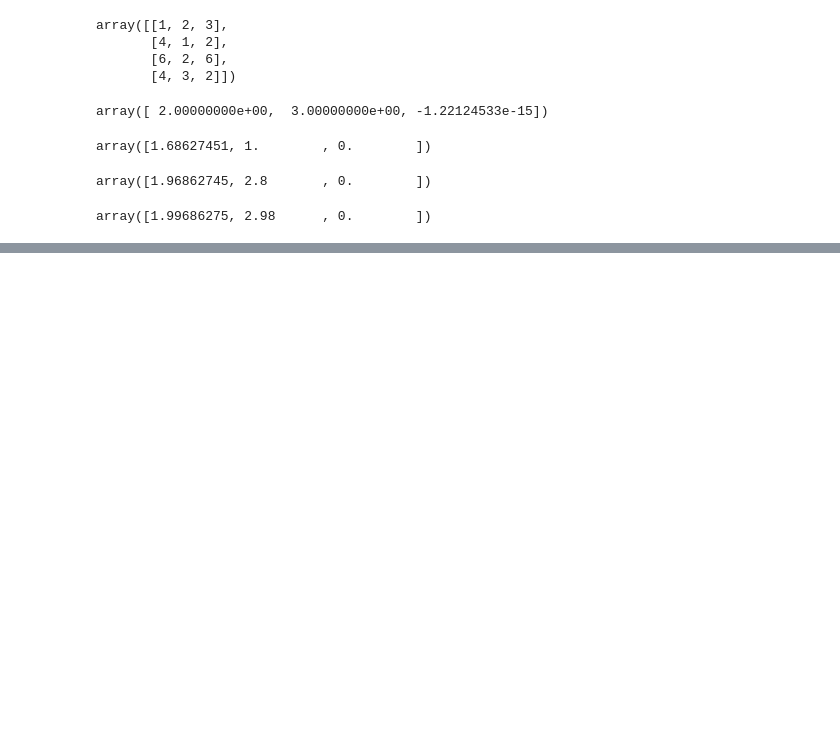
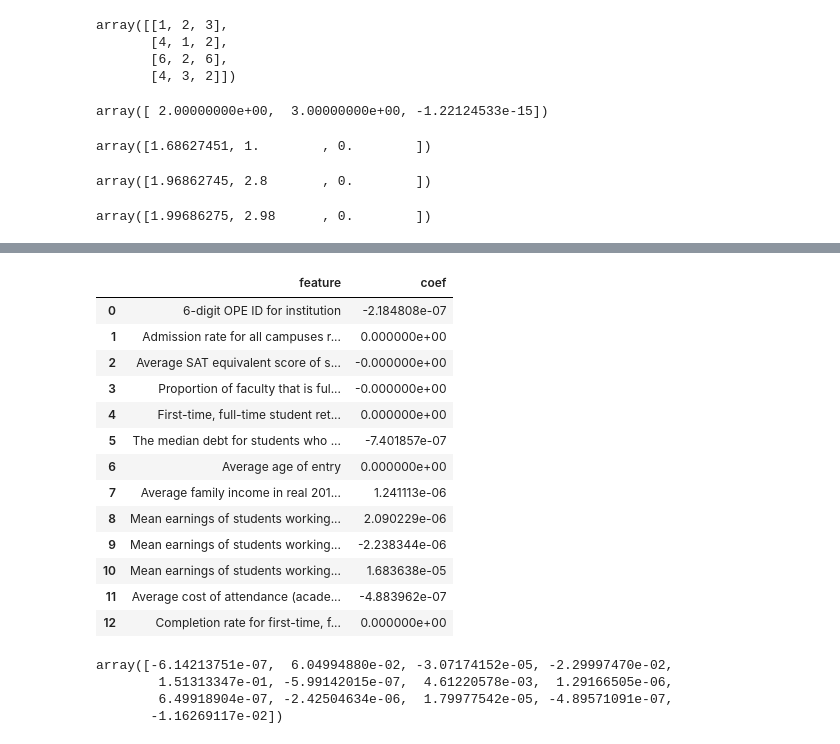
Before and after one commit to huntercash/Project3-ML, a Jupyter notebook: Step2-ML/Ibrahim/Lasso.ipynb, the cells around one changed output, grey strips where cells are left out. Cells and saved outputs as stored; diff of their text form; code cells hidden in the pictures; blank space fills up the shorter version.

```diff
--- a/Step2-ML/Ibrahim/Lasso.ipynb
+++ b/Step2-ML/Ibrahim/Lasso.ipynb
@@ -81,0 +79,3 @@ X.head()
+# %%
+X = data.drop(columns=['Nat Log Mean earnings of students working and not enrolled 10 years after entry','Unnamed: 14','Unnamed: 15'])
+X.head()
@@ -86,0 +119,23 @@ ValueError: Input contains NaN, infinity or a value too large for dtype('float64
+# %%
+lasso_results = pd.DataFrame()
+# %%
+lasso_results['feature']=X.columns
+# %%
+lasso_results['coef']=lasso.coef_
+# %%
+lasso_results
+# %% [output]
+|  | feature | coef |
+| 0 | 6-digit OPE ID for institution | -2.184808e-07 |
+| 1 | Admission rate for all campuses r... | 0.000000e+00 |
+| 2 | Average SAT equivalent score of s... | -0.000000e+00 |
+| 3 | Proportion of faculty that is ful... | -0.000000e+00 |
+| 4 | First-time, full-time student ret... | 0.000000e+00 |
+| 5 | The median debt for students who ... | -7.401857e-07 |
+| 6 | Average age of entry | 0.000000e+00 |
+| 7 | Average family income in real 201... | 1.241113e-06 |
+| 8 | Mean earnings of students working... | 2.090229e-06 |
+| 9 | Mean earnings of students working... | -2.238344e-06 |
+| 10 | Mean earnings of students working... | 1.683638e-05 |
+| 11 | Average cost of attendance (acade... | -4.883962e-07 |
+| 12 | Completion rate for first-time, f... | 0.000000e+00 |
@@ -86,0 +144,7 @@ ValueError: Input contains NaN, infinity or a value too large for dtype('float64
+# %%
+reg.coef_
+# %% [output]
+array([-6.14213751e-07,  6.04994880e-02, -3.07174152e-05, -2.29997470e-02,
+        1.51313347e-01, -5.99142015e-07,  4.61220578e-03,  1.29166505e-06,
+        6.49918904e-07, -2.42504634e-06,  1.79977542e-05, -4.89571091e-07,
+       -1.16269117e-02])
```
Also changed, not shown: parts of 15 cells of this notebook, 11 other files.
